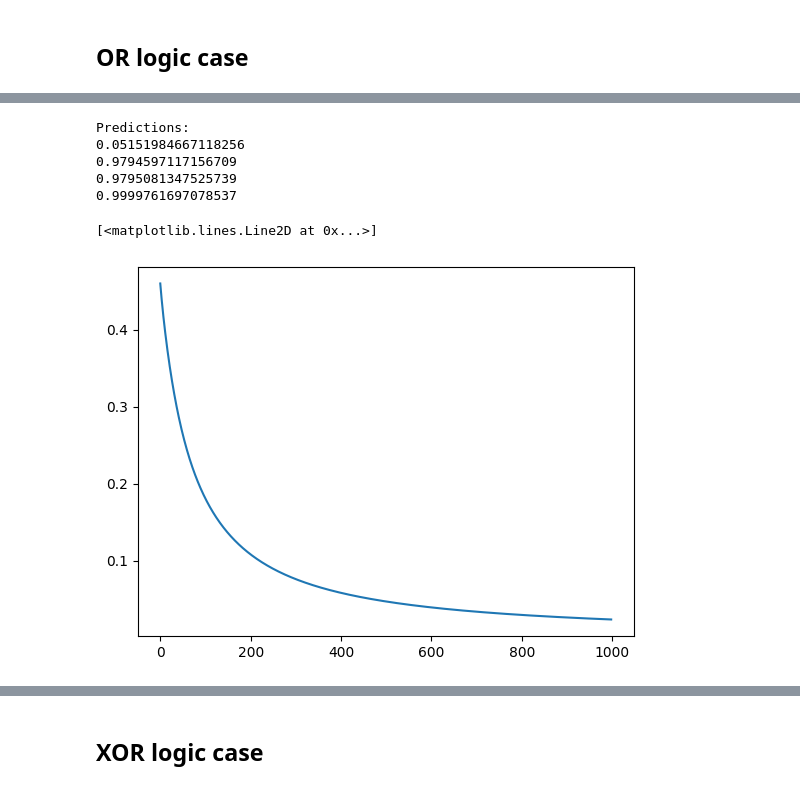
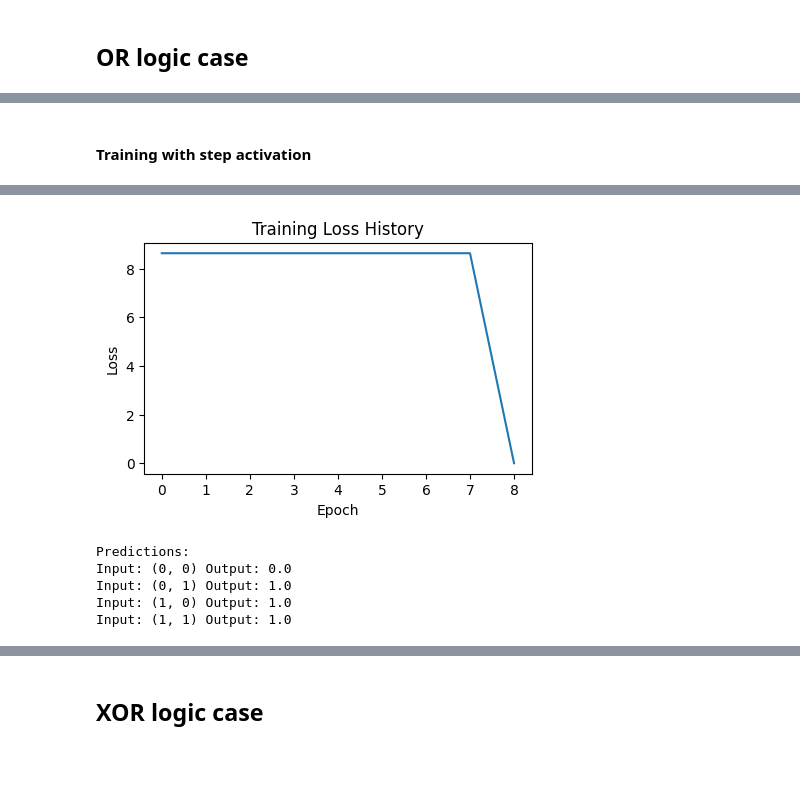
Before and after one commit to IvonLuiz/perceptron, a Jupyter notebook: perceptron.ipynb, the cells around one changed output, grey strips where cells are left out. Saved outputs shown, nothing was run; the diff lists cells and outputs as text; code cells hidden in the pictures; blank space fills up the shorter version.

```diff
--- a/perceptron.ipynb
+++ b/perceptron.ipynb
@@ -138,22 +230,7 @@ Epoch 901/1000, Weights: [6.57 6.57], Bias: -2.8 Loss: 0.026211619293256473
-# %%
-pred_1 = percp.forward([0, 0])
-pred_2 = percp.forward([0, 1])
-pred_3 = percp.forward([1, 0])
-pred_4 = percp.forward([1, 1])
-
-print("Predictions:")
-print(pred_1)
-print(pred_2)
-print(pred_3)
-print(pred_4)
-# %% [output]
-Predictions:
-0.05151984667118256
-0.9794597117156709
-0.9795081347525739
-0.9999761697078537
-# %%
-plt.plot(hist)
-# %% [output]
-[<matplotlib.lines.Line2D at 0x...>]
-[figure, removed]
+# %% [markdown]
+#### Training with step activation
+# %%
+percp = Perceptron(2)
+hist = percp.train(inputs, outputs, 0.1, 30, activation="step")
+plot_training_history_and_predict(percp, hist)
+# %% [output]
@@ -159,0 +246,6 @@ plt.plot(hist)
+[figure, added]
+Predictions:
+Input: (0, 0) Output: 0.0
+Input: (0, 1) Output: 1.0
+Input: (1, 0) Output: 1.0
+Input: (1, 1) Output: 1.0
```
Also changed, not shown: parts of 32 cells of this notebook.
